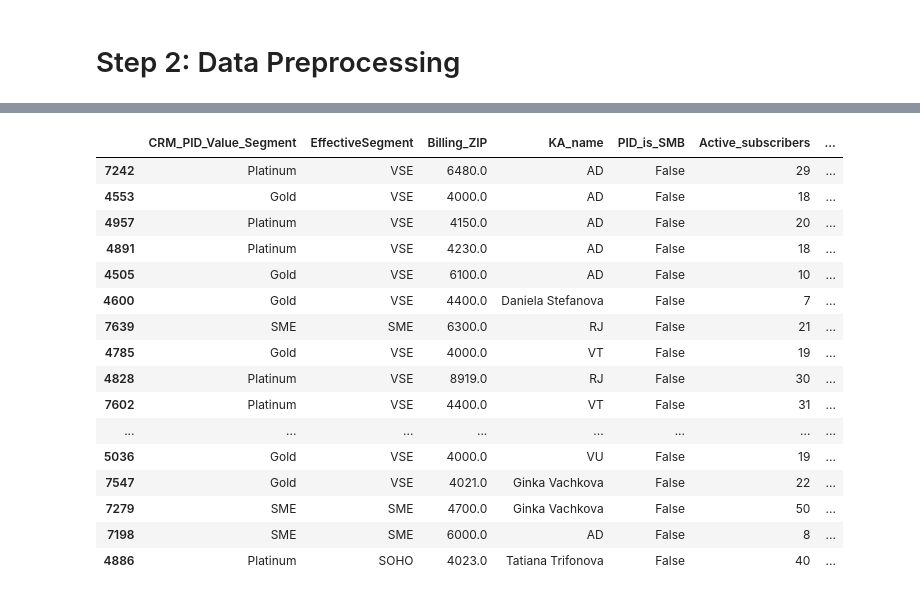
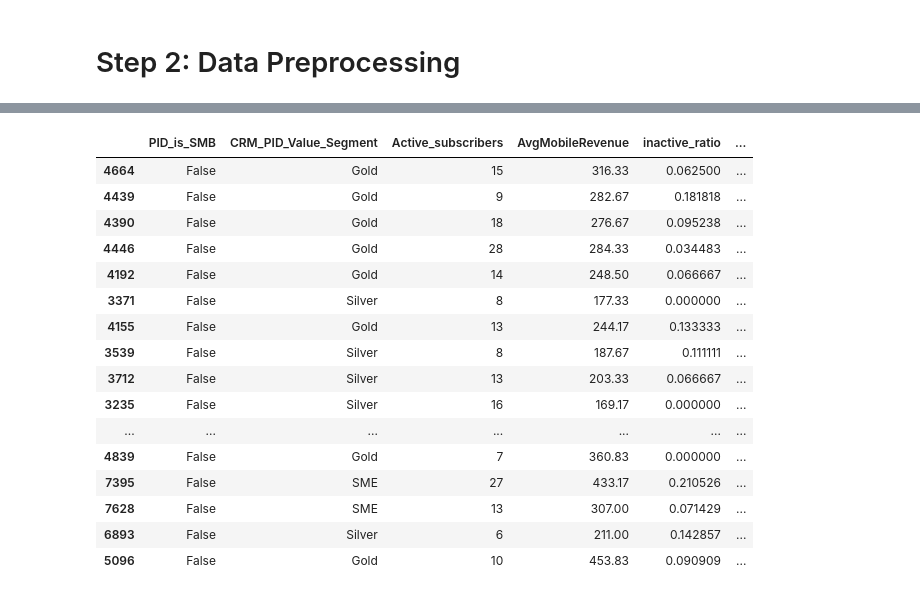
Before and after one commit to eode0004/FIT2082ResProj, a Jupyter notebook: ResProjModel.ipynb, the cells around one changed output, grey strips where cells are left out. Saved outputs shown, nothing was run; the diff lists cells and outputs as text; code cells hidden in the pictures.

Commit message:
Tweaked model and started looking at auc vs values

```diff
--- a/ResProjModel.ipynb
+++ b/ResProjModel.ipynb
@@ -13,10 +13,10 @@ from sklearn.model_selection import train_test_split, TunedThresholdClassifierCV
 from sklearn.metrics import classification_report, confusion_matrix, roc_auc_score, PrecisionRecallDisplay
 from imblearn.pipeline import Pipeline
 from imblearn.combine import SMOTETomek
-import matplotlib as plt
-import seaborn
+import matplotlib.pyplot as plt
+import seaborn as sns
 
-threshold = 0.39
+threshold = 0.4
 # %% [markdown]
 # Step 1: Import and cleaning of data
 # %%
@@ -285,23 +306,23 @@ pr_display.ax_.figure
 # %%
-t_df[t_df["Prediction_type"] == "False Positive"].sort_values(by="Predicted_Churn_Probability", ascending=False).head(20) # Sort by predicted probability for easier analysis
+t_df[t_df["Prediction_type"] == "True Positive"].sort_values(by="Predicted_Churn_Probability", ascending=False).head(20) # Sort by predicted probability for easier analysis
 # %% [output]
-|  | CRM_PID_Value_Segment | EffectiveSegment | Billing_ZIP | KA_name | PID_is_SMB | Active_subscribers | ... |
-| 7242 | Platinum | VSE | 6480.0 | AD | False | 29 | ... |
-| 4553 | Gold | VSE | 4000.0 | AD | False | 18 | ... |
-| 4957 | Platinum | VSE | 4150.0 | AD | False | 20 | ... |
-| 4891 | Platinum | VSE | 4230.0 | AD | False | 18 | ... |
-| 4505 | Gold | VSE | 6100.0 | AD | False | 10 | ... |
-| 4600 | Gold | VSE | 4400.0 | Daniela Stefanova | False | 7 | ... |
-| 7639 | SME | SME | 6300.0 | RJ | False | 21 | ... |
-| 4785 | Gold | VSE | 4000.0 | VT | False | 19 | ... |
-| 4828 | Platinum | VSE | 8919.0 | RJ | False | 30 | ... |
-| 7602 | Platinum | VSE | 4400.0 | VT | False | 31 | ... |
-| ... | ... | ... | ... | ... | ... | ... | ... |
-| 5036 | Gold | VSE | 4000.0 | VU | False | 19 | ... |
-| 7547 | Gold | VSE | 4021.0 | Ginka Vachkova | False | 22 | ... |
-| 7279 | SME | SME | 4700.0 | Ginka Vachkova | False | 50 | ... |
-| 7198 | SME | SME | 6000.0 | AD | False | 8 | ... |
-| 4886 | Platinum | SOHO | 4023.0 | Tatiana Trifonova | False | 40 | ... |
+|  | PID_is_SMB | CRM_PID_Value_Segment | Active_subscribers | AvgMobileRevenue | inactive_ratio | ... |
+| 4664 | False | Gold | 15 | 316.33 | 0.062500 | ... |
+| 4439 | False | Gold | 9 | 282.67 | 0.181818 | ... |
+| 4390 | False | Gold | 18 | 276.67 | 0.095238 | ... |
+| 4446 | False | Gold | 28 | 284.33 | 0.034483 | ... |
+| 4192 | False | Gold | 14 | 248.50 | 0.066667 | ... |
+| 3371 | False | Silver | 8 | 177.33 | 0.000000 | ... |
+| 4155 | False | Gold | 13 | 244.17 | 0.133333 | ... |
+| 3539 | False | Silver | 8 | 187.67 | 0.111111 | ... |
+| 3712 | False | Silver | 13 | 203.33 | 0.066667 | ... |
+| 3235 | False | Silver | 16 | 169.17 | 0.000000 | ... |
+| ... | ... | ... | ... | ... | ... | ... |
+| 4839 | False | Gold | 7 | 360.83 | 0.000000 | ... |
+| 7395 | False | SME | 27 | 433.17 | 0.210526 | ... |
+| 7628 | False | SME | 13 | 307.00 | 0.071429 | ... |
+| 6893 | False | Silver | 6 | 211.00 | 0.142857 | ... |
+| 5096 | False | Gold | 10 | 453.83 | 0.090909 | ... |
 # %%
 from sklearn.metrics import precision_score, recall_score
 
```
Also changed, not shown: parts of 10 cells of this notebook, 2 other files.
